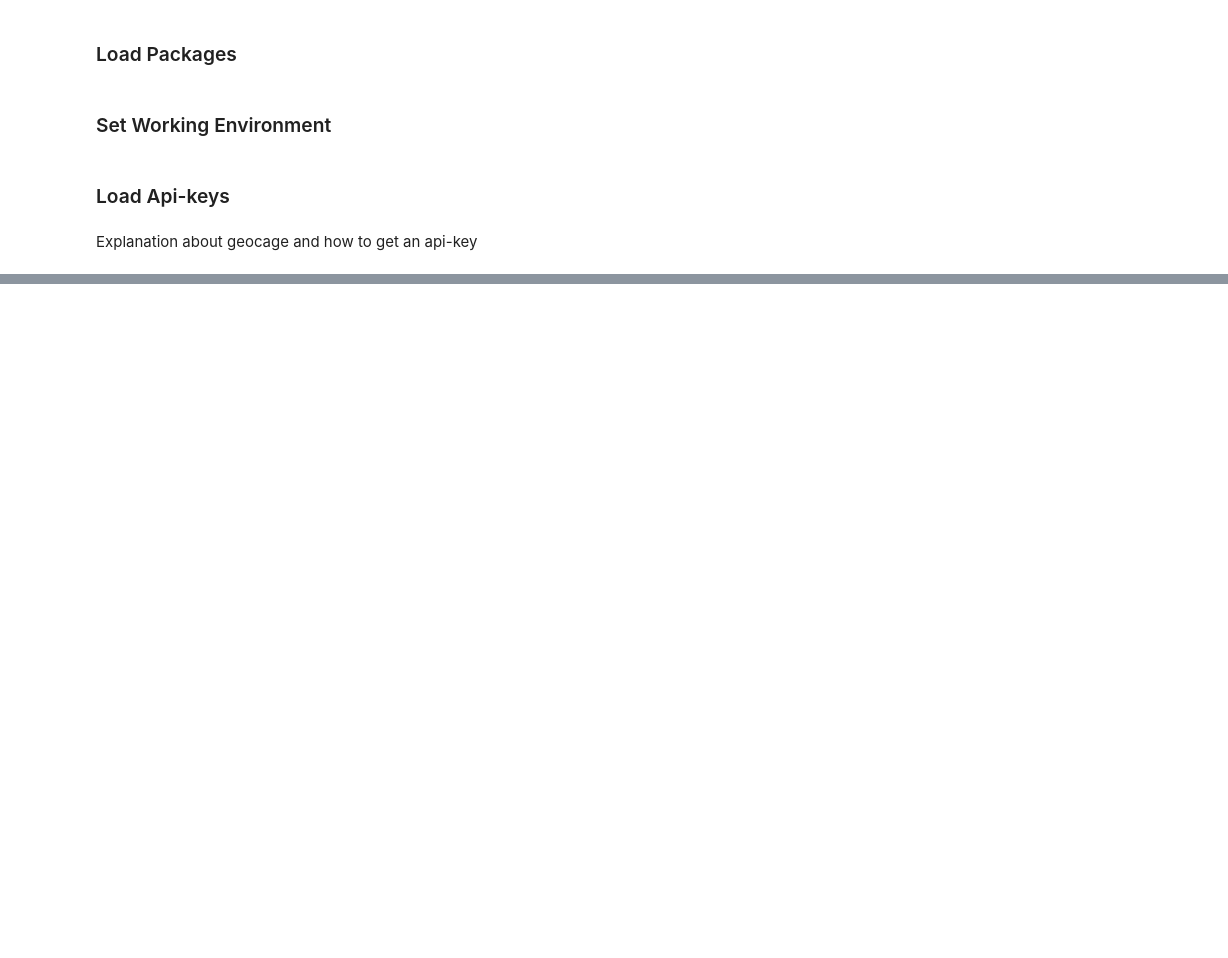
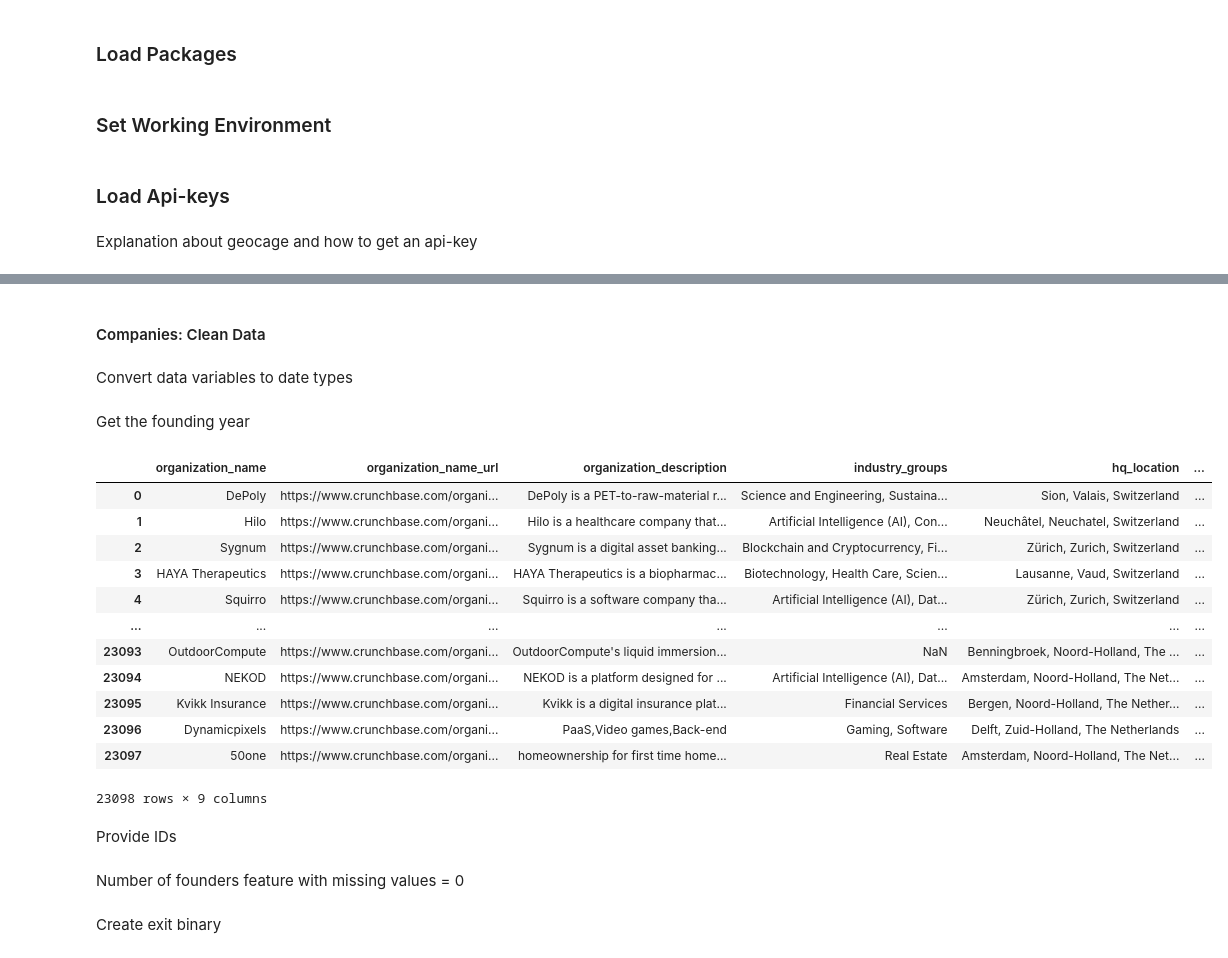
Before and after one commit to JDL05/thesis-spatial-seed-syndication, a Jupyter notebook: notebooks/data_collection.ipynb, the cells around one changed output, grey strips where cells are left out. Cells and saved outputs as stored; diff of their text form; code cells hidden in the pictures; blank space fills up the shorter version.

```diff
--- a/notebooks/data_collection.ipynb
+++ b/notebooks/data_collection.ipynb
@@ -25,0 +45,22 @@ api_key = os.getenv("geocage")
+# %%
+root_directory = 'data/companies'
+
+df_list = []
+
+selected_columns = [
+    "Organization Name", "Organization Name URL", "Description", "Industry Groups", "Headquarters Location",
+    "Founded Date", "Number of Founders", "Last Equity Funding Type", "Exit Date"
+]
+
+for subdir, _, _ in os.walk(root_directory):
+    csv_files = glob.glob(os.path.join(subdir, '*.csv'))
+    for file in csv_files:
+        try:
+            df = pd.read_csv(file)
+            df_list.append(df)
+        except Exception as e:
+            print(f"Error reading {file}: {e}")
+
+final_df = pd.concat(df_list, ignore_index=True)
+
+companies = final_df[selected_columns].copy()
@@ -25,0 +69,41 @@ api_key = os.getenv("geocage")
+# %%
+companies = companies.rename(columns={
+    "Organization Name": "organization_name",
+    "Organization Name URL": "organization_name_url",
+    "Description": "organization_description",
+    "Industry Groups": "industry_groups",
+    "Headquarters Location": "hq_location",
+    "Founded Date": "founded_date",
+    "Number of Founders": "number_of_founders",
+    "Last Equity Funding Type": "last_equity_funding_type",
+    "Exit Date": "exit_date"
+})
+# %% [markdown]
+#### Companies: Clean Data
+# %% [markdown]
+Convert data variables to date types
+# %%
+date_cols = ["founded_date"]
+for col in date_cols:
+    companies[col] = pd.to_datetime(companies[col], errors="coerce")
+# %% [markdown]
+Get the founding year
+# %%
+companies["founded_year"] = companies["founded_date"].dt.year
+companies.drop(columns=["founded_date"])
+# %% [output]
+|  | organization_name | organization_name_url | organization_description | industry_groups | hq_location | ... |
+| 0 | DePoly | https://www.crunchbase.com/organi... | DePoly is a PET-to-raw-material r... | Science and Engineering, Sustaina... | Sion, Valais, Switzerland | ... |
+| 1 | Hilo | https://www.crunchbase.com/organi... | Hilo is a healthcare company that... | Artificial Intelligence (AI), Con... | Neuchâtel, Neuchatel, Switzerland | ... |
+| 2 | Sygnum | https://www.crunchbase.com/organi... | Sygnum is a digital asset banking... | Blockchain and Cryptocurrency, Fi... | Zürich, Zurich, Switzerland | ... |
+| 3 | HAYA Therapeutics | https://www.crunchbase.com/organi... | HAYA Therapeutics is a biopharmac... | Biotechnology, Health Care, Scien... | Lausanne, Vaud, Switzerland | ... |
+| 4 | Squirro | https://www.crunchbase.com/organi... | Squirro is a software company tha... | Artificial Intelligence (AI), Dat... | Zürich, Zurich, Switzerland | ... |
+| ... | ... | ... | ... | ... | ... | ... |
+| 23093 | OutdoorCompute | https://www.crunchbase.com/organi... | OutdoorCompute's liquid immersion... | NaN | Benningbroek, Noord-Holland, The ... | ... |
+| 23094 | NEKOD | https://www.crunchbase.com/organi... | NEKOD is a platform designed for ... | Artificial Intelligence (AI), Dat... | Amsterdam, Noord-Holland, The Net... | ... |
+| 23095 | Kvikk Insurance | https://www.crunchbase.com/organi... | Kvikk is a digital insurance plat... | Financial Services | Bergen, Noord-Holland, The Nether... | ... |
+| 23096 | Dynamicpixels | https://www.crunchbase.com/organi... | PaaS,Video games,Back-end | Gaming, Software | Delft, Zuid-Holland, The Netherlands | ... |
+| 23097 | 50one | https://www.crunchbase.com/organi... | homeownership for first time home... | Real Estate | Amsterdam, Noord-Holland, The Net... | ... |
+23098 rows × 9 columns
+# %% [markdown]
+Provide IDs
@@ -25,0 +118,2 @@ api_key = os.getenv("geocage")
+# %% [markdown]
+Number of founders feature with missing values = 0
@@ -25,0 +122,2 @@ api_key = os.getenv("geocage")
+# %% [markdown]
+Create exit binary
```
Also changed, not shown: parts of 129 cells of this notebook, 3 other files.
